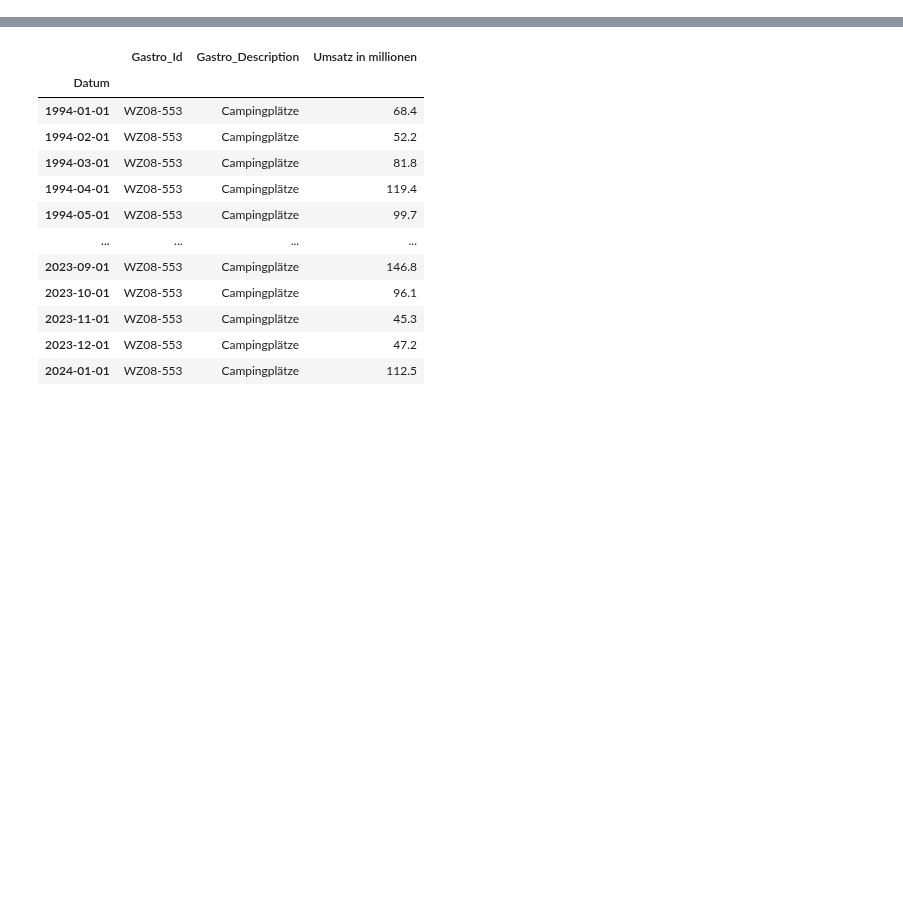
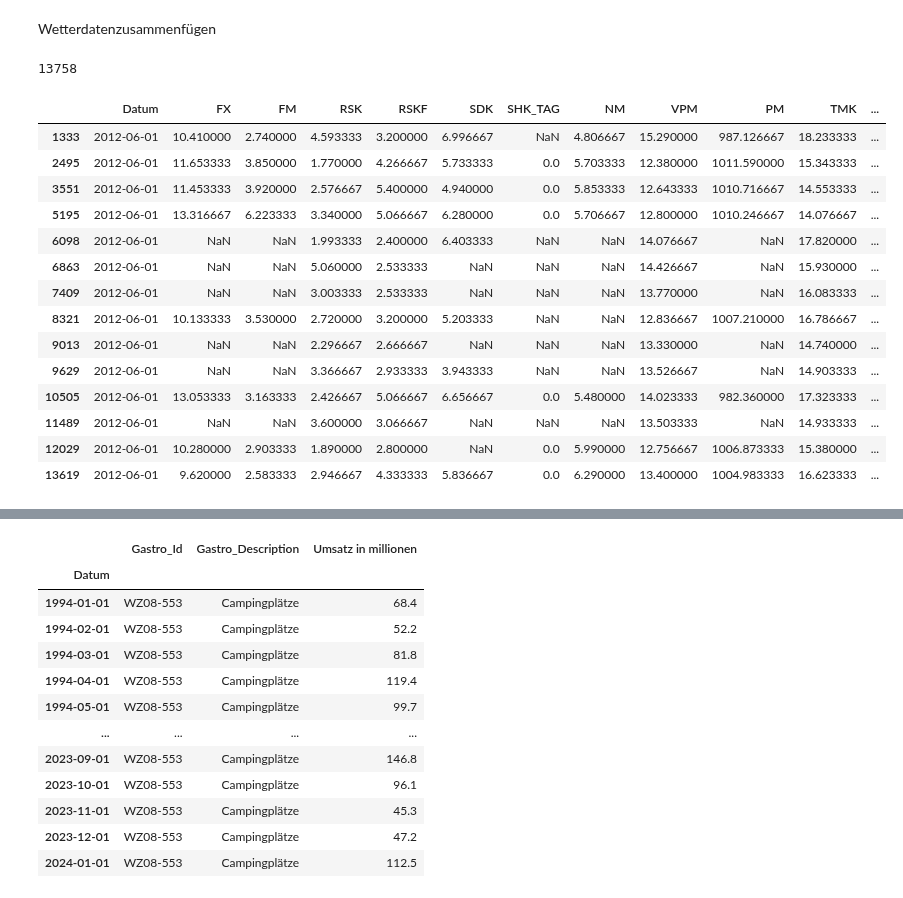
Before and after one commit to Fxvdi/dabi2-project, a Jupyter notebook: 2a_test-analyse.ipynb, the cells around one changed output, grey strips where cells are left out. Cells and saved outputs as stored; diff of their text form; code cells hidden in the pictures; blank space fills up the shorter version.

```diff
--- a/2a_test-analyse.ipynb
+++ b/2a_test-analyse.ipynb
@@ -6,8 +7,36 @@ import os
+# %% [markdown]
+Wetterdatenzusammenfügen
 # %%
-directory = 'Daten/cleaned_data'
 
-aggregated_data = pd.DataFrame()
+directory = 'Daten/test'
 
-# Durchlaufe jede CSV-Datei im Verzeichnis
+df_all = pd.DataFrame()
+
+# Durchlaufe jede außer der Zugspitze CSV-Datei im Verzeichnis
 for filename in os.listdir(directory):
-    if
+    if not fnmatch.fnmatch(filename, '5792*'):
+        df = pd.read_csv(f"{directory}/{filename}")
+        df["Datum"] = pd.to_datetime(df['Datum'])
+        df_all = pd.concat([df_all, df], ignore_index=True)
+
+print(len(df_all))
+# %% [output]
+13758
+# %%
+df_all[(df_all['Datum'].dt.month == 6) & (df_all['Datum'].dt.year == 2012)]
+# %% [output]
+|  | Datum | FX | FM | RSK | RSKF | SDK | SHK_TAG | NM | VPM | PM | TMK | ... |
+| 1333 | 2012-06-01 | 10.410000 | 2.740000 | 4.593333 | 3.200000 | 6.996667 | NaN | 4.806667 | 15.290000 | 987.126667 | 18.233333 | ... |
+| 2495 | 2012-06-01 | 11.653333 | 3.850000 | 1.770000 | 4.266667 | 5.733333 | 0.0 | 5.703333 | 12.380000 | 1011.590000 | 15.343333 | ... |
+| 3551 | 2012-06-01 | 11.453333 | 3.920000 | 2.576667 | 5.400000 | 4.940000 | 0.0 | 5.853333 | 12.643333 | 1010.716667 | 14.553333 | ... |
+| 5195 | 2012-06-01 | 13.316667 | 6.223333 | 3.340000 | 5.066667 | 6.280000 | 0.0 | 5.706667 | 12.800000 | 1010.246667 | 14.076667 | ... |
+| 6098 | 2012-06-01 | NaN | NaN | 1.993333 | 2.400000 | 6.403333 | NaN | NaN | 14.076667 | NaN | 17.820000 | ... |
+| 6863 | 2012-06-01 | NaN | NaN | 5.060000 | 2.533333 | NaN | NaN | NaN | 14.426667 | NaN | 15.930000 | ... |
+| 7409 | 2012-06-01 | NaN | NaN | 3.003333 | 2.533333 | NaN | NaN | NaN | 13.770000 | NaN | 16.083333 | ... |
+| 8321 | 2012-06-01 | 10.133333 | 3.530000 | 2.720000 | 3.200000 | 5.203333 | NaN | NaN | 12.836667 | 1007.210000 | 16.786667 | ... |
+| 9013 | 2012-06-01 | NaN | NaN | 2.296667 | 2.666667 | NaN | NaN | NaN | 13.330000 | NaN | 14.740000 | ... |
+| 9629 | 2012-06-01 | NaN | NaN | 3.366667 | 2.933333 | 3.943333 | NaN | NaN | 13.526667 | NaN | 14.903333 | ... |
+| 10505 | 2012-06-01 | 13.053333 | 3.163333 | 2.426667 | 5.066667 | 6.656667 | 0.0 | 5.480000 | 14.023333 | 982.360000 | 17.323333 | ... |
+| 11489 | 2012-06-01 | NaN | NaN | 3.600000 | 3.066667 | NaN | NaN | NaN | 13.503333 | NaN | 14.933333 | ... |
+| 12029 | 2012-06-01 | 10.280000 | 2.903333 | 1.890000 | 2.800000 | NaN | 0.0 | 5.990000 | 12.756667 | 1006.873333 | 15.380000 | ... |
+| 13619 | 2012-06-01 | 9.620000 | 2.583333 | 2.946667 | 4.333333 | 5.836667 | 0.0 | 6.290000 | 13.400000 | 1004.983333 | 16.623333 | ... |
```
Also changed, not shown: parts of 14 cells of this notebook, 34 other files.
